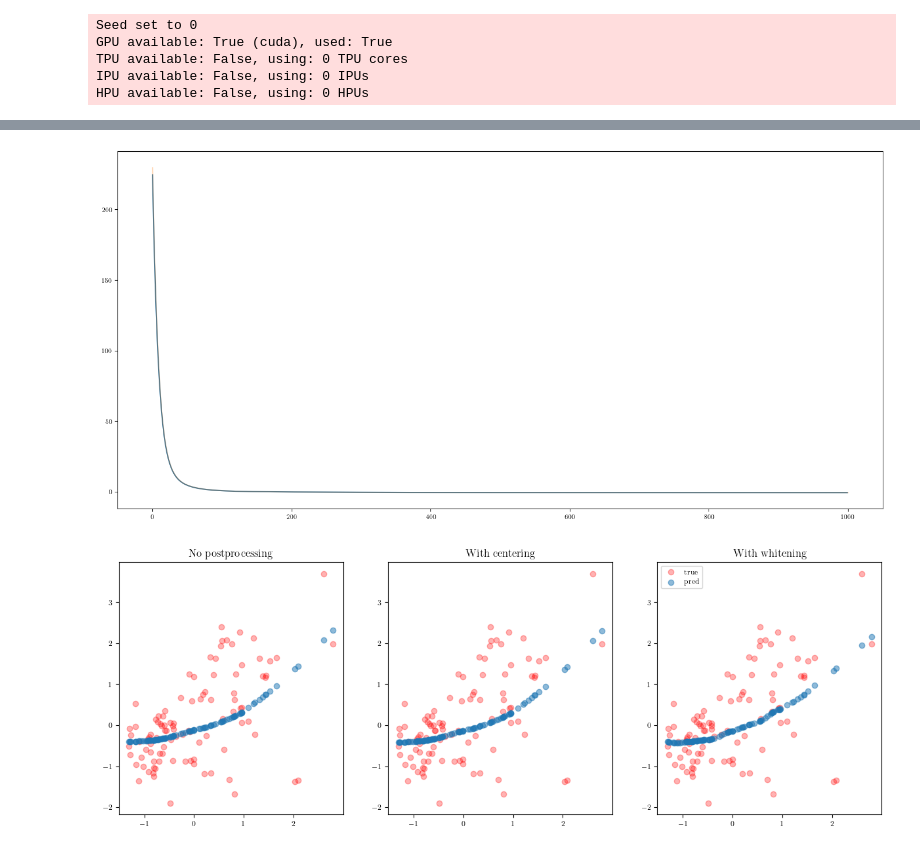
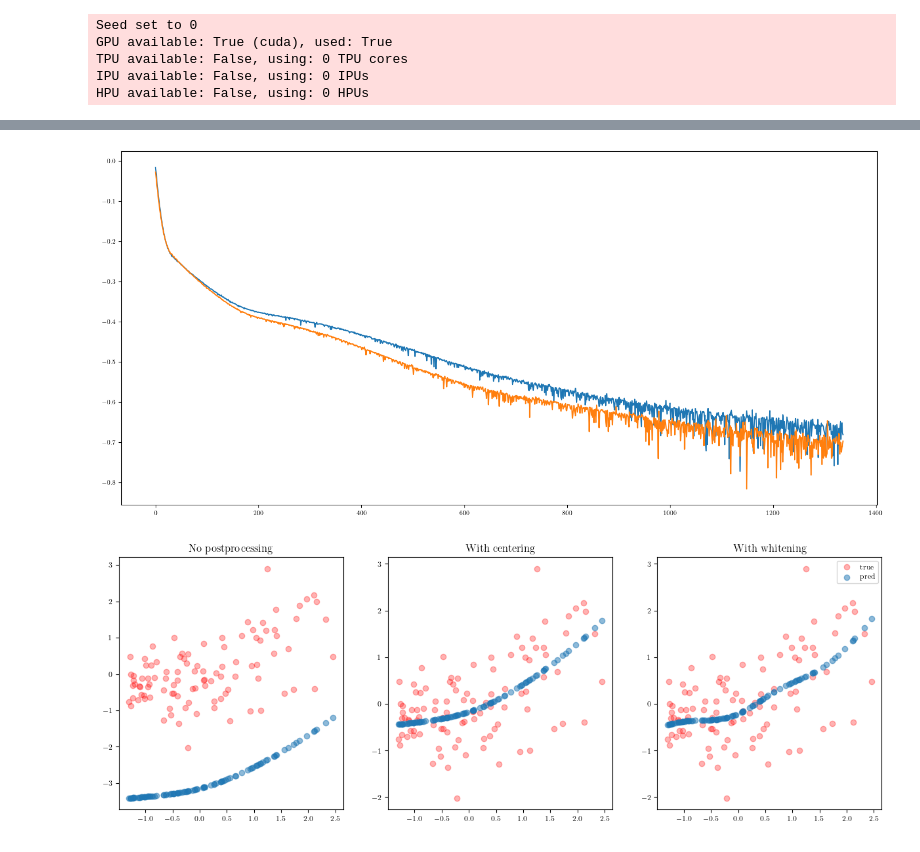
Before and after one commit to Danfoa/symm_rep_learn, a Jupyter notebook: NCP/examples/cde_baselines.ipynb, the cells around one changed output, grey strips where cells are left out. Cells and saved outputs as stored; diff of their text form; code cells hidden in the pictures.

```diff
--- a/NCP/examples/cde_baselines.ipynb
+++ b/NCP/examples/cde_baselines.ipynb
@@ -565,7 +454,12 @@ plt.show()
 ## ECON
 # %%
 sigma_sq = 1
-density_simulator = EconDensity(std= sigma_sq, heteroscedastic=True, random_seed=0)
+
+Ntrain = int(1000)
+Nval = int(1e3)
+Ntest = int(1e2)
+
+density_simulator = EconDensity(std= sigma_sq, heteroscedastic=True, random_seed=42)
 X, Y = density_simulator.simulate(n_samples = Ntrain+Nval+Ntest)
 
 X = X.reshape((-1, 1))
@@ -595,16 +497,17 @@ plt.show()
 L.seed_everything(0)
 
 lr = 1e-4
-gamma = 1e-2
-epochs = int(1e3)
+gamma = 1e-3
+epochs = int(2e3)
 
 MLP_kwargs = {
     'input_shape': X_train.shape[-1],
     'output_shape': 100,
     'n_hidden': 2,
-    'layer_size': 128,
+    'layer_size': 32,
     'dropout': 0,
-    'iterative_whitening': False
+    'iterative_whitening': False,
+    'activation': Tanh
 }
 
 optimizer = Adam
@@ -630,20 +533,22 @@ NCP_module = NCPModule(
     optimizer,
     optimizer_kwargs,
     CMELoss,
-    loss_kwargs,
+    loss_kwargs
 )
 
-train_dl = DataLoader(TensorDataset(X_train_torch, Y_train_torch), batch_size=len(X_train_torch), shuffle=False, num_workers=0, pin_memory=True)
-val_dl = DataLoader(TensorDataset(X_val_torch, Y_val_torch), batch_size=len(X_val_torch), shuffle=False, num_workers=0, pin_memory=True)
+train_dl = DataLoader(XYDataset(X_train_torch, Y_train_torch), batch_size=len(X_train_torch), shuffle=False, num_workers=0)
+val_dl = DataLoader(XYDataset(X_val_torch, Y_val_torch), batch_size=len(X_val_torch), shuffle=False, num_workers=0)
 
 trainer = L.Trainer(**{
-    'accelerator': 'cuda',
+    'accelerator': 'auto',
     'max_epochs': epochs,
     'log_every_n_steps': 1,
     'enable_progress_bar': True,
     'devices': 1,
     'enable_checkpointing': False,
-}, callbacks=[LitProgressBar()])
+    'num_sanity_val_steps': 0,
+    'enable_model_summary': True,
+}, callbacks=[LitProgressBar(), EarlyStopping(monitor='train_loss', mode='min', patience=200)])
 # %% [output]
 Seed set to 0
 GPU available: True (cuda), used: True
@@ -683,11 +571,11 @@ Profile stats for: [LightningModule]NCPModule.configure_callbacks
 # %%
 plt.figure(figsize=(17, 8))
 plt.plot(range(len(NCP_module.train_loss)), np.array(NCP_module.train_loss))
-plt.plot(range(len(NCP_module.val_loss)), np.array(NCP_module.val_loss), alpha=0.3)
+plt.plot(range(len(NCP_module.val_loss)), np.array(NCP_module.val_loss))
 # plt.yscale('log')
 plt.show()
 # %% [output]
-[figure, old version]
+[figure, new version]
 # %%
 fig, axs = plt.subplots(1,3, figsize=(15,5))
 
@@ -712,4 +600,4 @@ ax.set_title('With whitening')
 plt.legend()
 plt.show()
 # %% [output]
-[figure, old version]
+[figure, new version]
```
Also changed, not shown: parts of 101 cells of this notebook, 6 other files.
